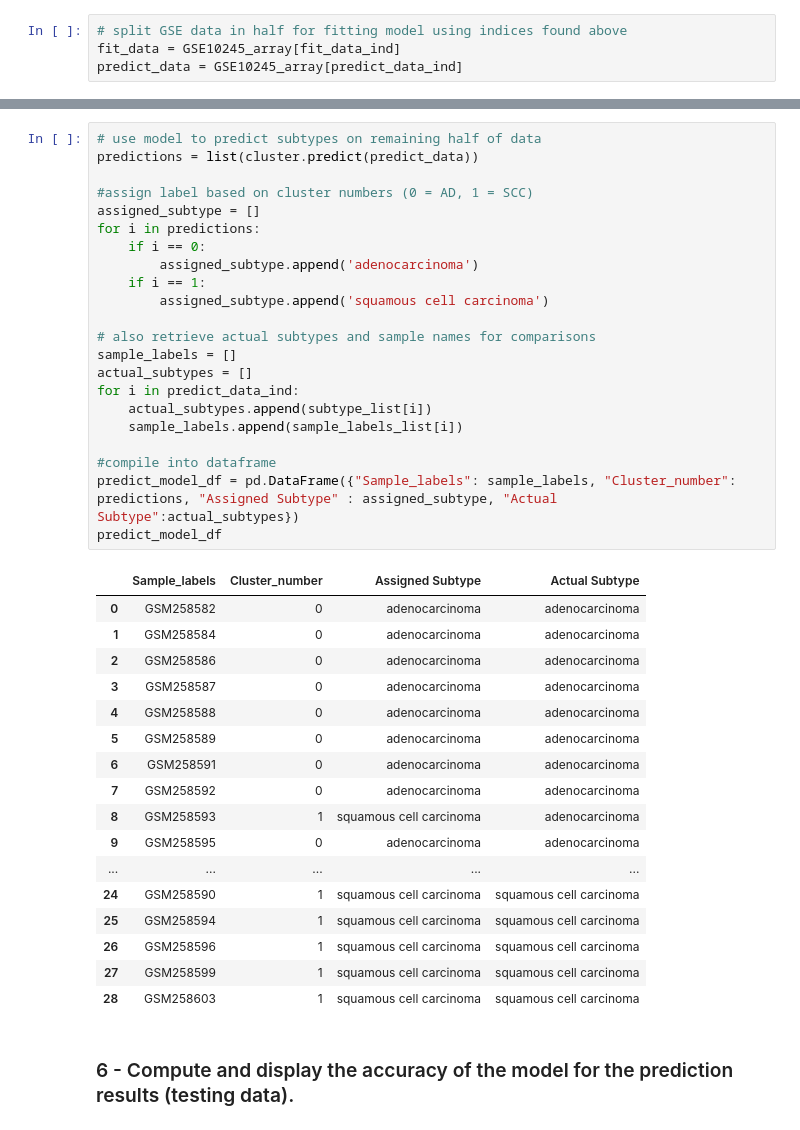
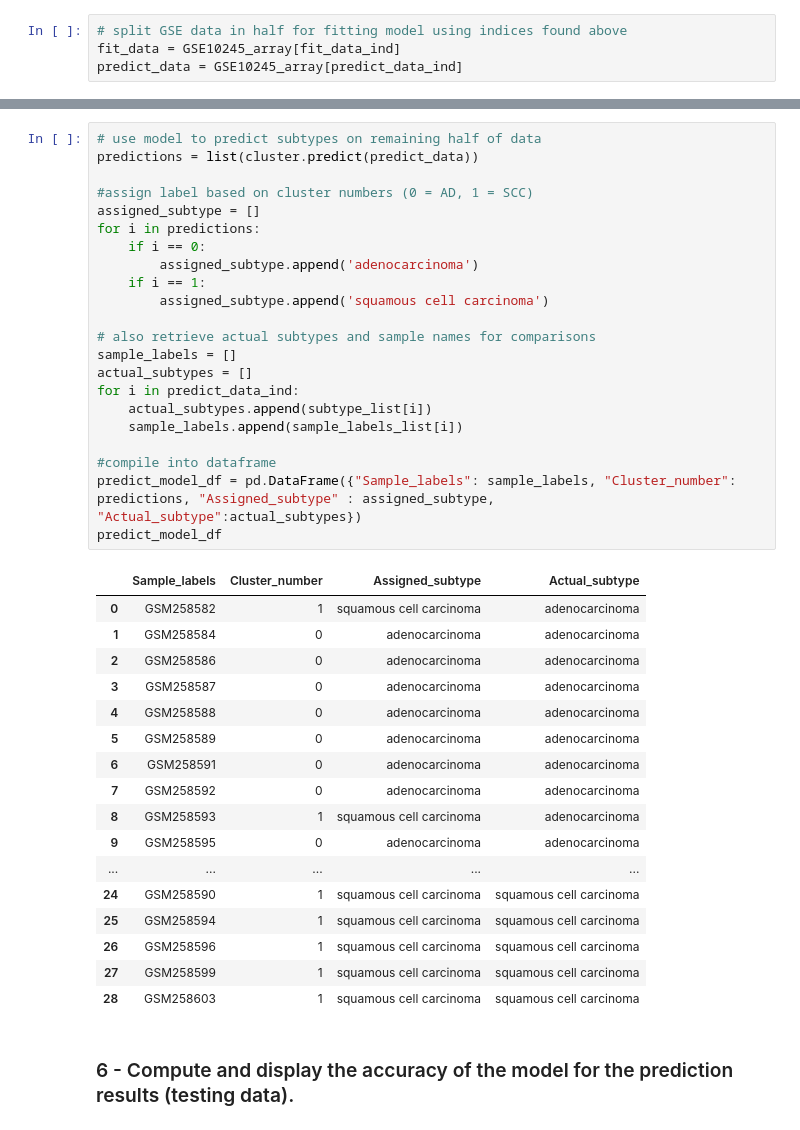
Before and after one commit to xhren1/bioinf575_project, a Jupyter notebook: bioinf575_final_project.ipynb, the cells around one changed output, grey strips where cells are left out. Saved outputs shown, nothing was run; the diff lists cells and outputs as text.

```diff
--- a/bioinf575_final_project.ipynb
+++ b/bioinf575_final_project.ipynb
@@ -276,28 +276,28 @@ fit_model_df
 # %%
 # use model to predict subtypes on remaining half of data
 predictions = list(cluster.predict(predict_data))
 
 #assign label based on cluster numbers (0 = AD, 1 = SCC)
 assigned_subtype = []
 for i in predictions:
     if i == 0:
         assigned_subtype.append('adenocarcinoma')
     if i == 1:
         assigned_subtype.append('squamous cell carcinoma')
 
 # also retrieve actual subtypes and sample names for comparisons
 sample_labels = []
 actual_subtypes = []
 for i in predict_data_ind:
     actual_subtypes.append(subtype_list[i])
     sample_labels.append(sample_labels_list[i])
 
 #compile into dataframe
-predict_model_df = pd.DataFrame({"Sample_labels": sample_labels, "Cluster_number": predictions, "Assigned Subtype" : assigned_subtype, "Actual Subtype":actual_subtypes})
+predict_model_df = pd.DataFrame({"Sample_labels": sample_labels, "Cluster_number": predictions, "Assigned_subtype" : assigned_subtype, "Actual_subtype":actual_subtypes})
 predict_model_df
 # %% [output]
-|  | Sample_labels | Cluster_number | Assigned Subtype | Actual Subtype |
-| 0 | GSM258582 | 0 | adenocarcinoma | adenocarcinoma |
+|  | Sample_labels | Cluster_number | Assigned_subtype | Actual_subtype |
+| 0 | GSM258582 | 1 | squamous cell carcinoma | adenocarcinoma |
 | 1 | GSM258584 | 0 | adenocarcinoma | adenocarcinoma |
 | 2 | GSM258586 | 0 | adenocarcinoma | adenocarcinoma |
 | 3 | GSM258587 | 0 | adenocarcinoma | adenocarcinoma |
```
Also changed, not shown: parts of 4 cells of this notebook.
